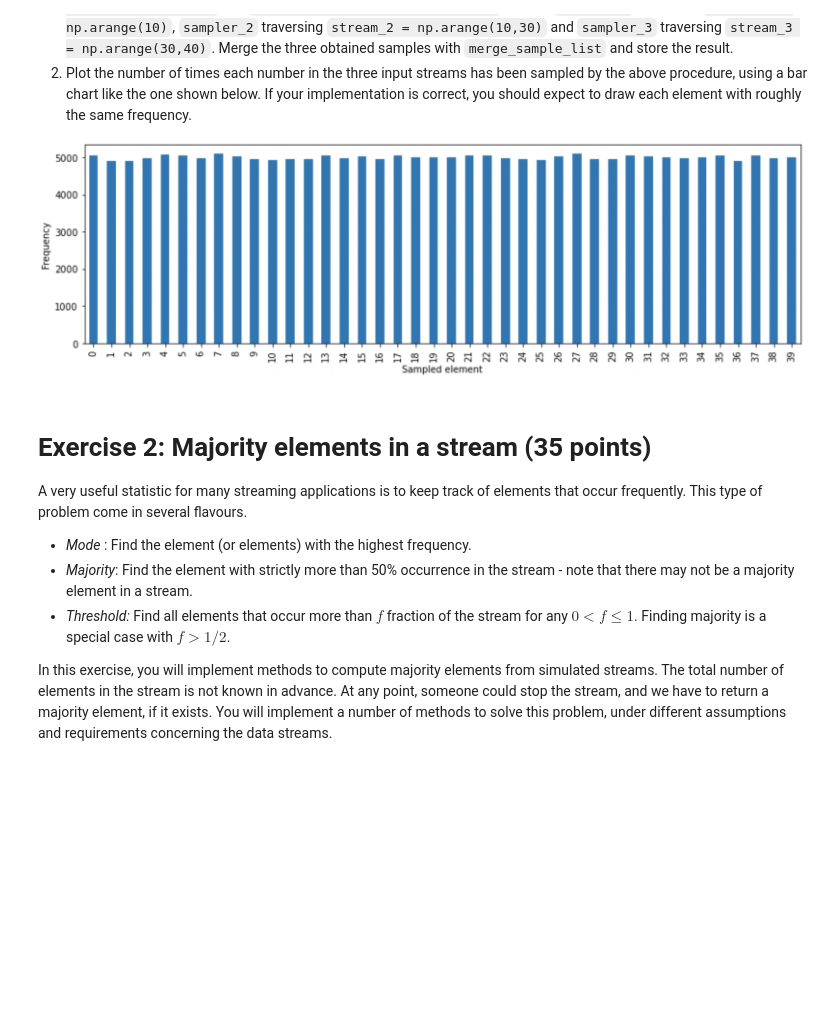
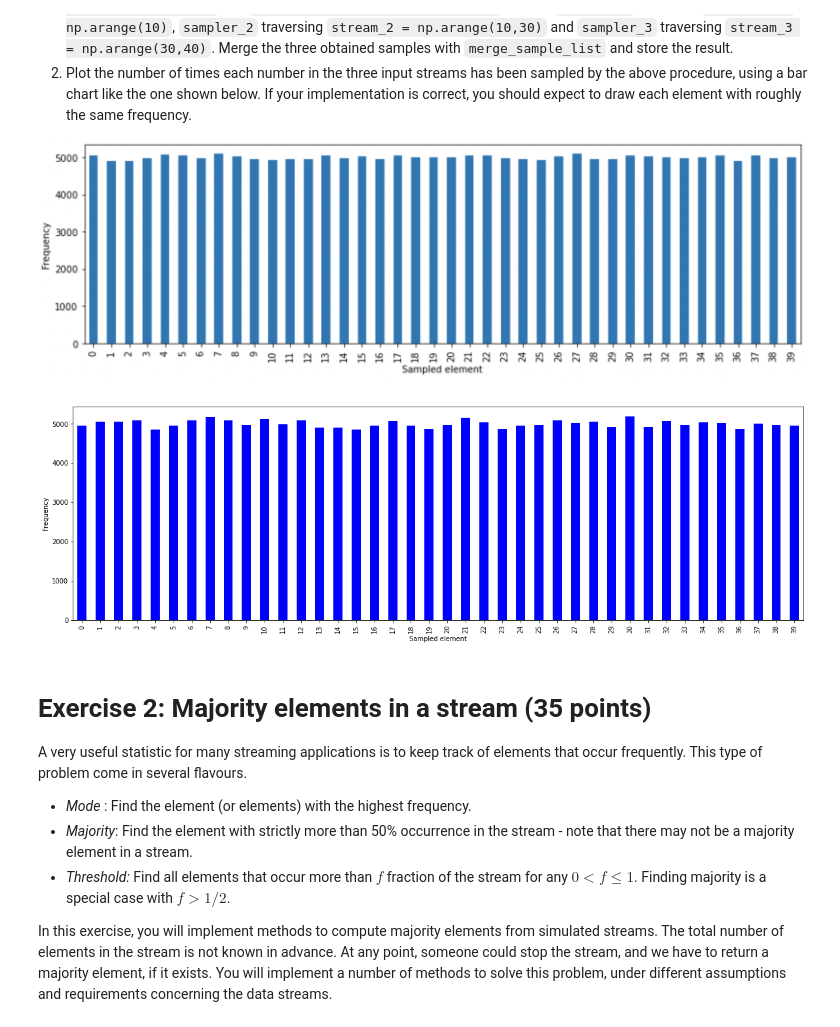
Before and after one commit to georgezefko/02807_Computational_tools_for_DS, a Jupyter notebook: Copy_of_02807_Project_3.ipynb, the cells around one changed output. Saved outputs shown, nothing was run; the diff lists cells and outputs as text; code cells hidden in the pictures; blank space fills up the shorter version.

```diff
--- a/Copy_of_02807_Project_3.ipynb
+++ b/Copy_of_02807_Project_3.ipynb
@@ -299,3 +295,22 @@ def merge_sample_list(sampler_list):
+# %%
+def merge_sample_list(sampler_list,k):
+    num_samplers=len(sampler_list)  # 3
+
+    p=[]
+    sampler_sum=sum([len(i) for i in sampler_list])
+
+    for s in range(num_samplers):
+        p.append(len(sampler_list[s-1])/(sampler_sum))
+
+    cum_list=[0]
+    cum_list.extend(np.cumsum(p))
+
+    T = []
+    for h in range(0,k):
+        j=int(np.round(np.random.uniform(0,num_samplers-1),0))
+        T.append(int(np.random.choice(sampler_list[j])))
+
+    return T
 # %% [markdown]
 Next, check  ``merge_sample_list`` experimentally. Do the following:
 
@@ -309,3 +322,38 @@ Next, check  ``merge_sample_list`` experimentally. Do the following:
+# %%
+# your code goes here
+forPlot=[]
+stream_1 = np.arange(10)
+stream_2 = np.arange(10,30)
+stream_3 = np.arange(30,40)
+k=4
+
+for i in range(50000):
+    sampler_1=ReservoirSampler(4)
+    sampler_2=ReservoirSampler(4)
+    sampler_3=ReservoirSampler(4)
+
+    for e in stream_1:
+        sampler_1.update(e)
+
+    for e in stream_2:
+        sampler_2.update(e)
+
+    for e in stream_3:
+        sampler_3.update(e)
+
+    sampler_list=[sampler_1.sample,sampler_2.sample,sampler_3.sample]
+
+    merged=merge_sample_list(sampler_list,k)
+
+    forPlot.extend(merged)
+
+# Plot the result
+df = pd.DataFrame({'freq': forPlot})
+dfg=df.groupby('freq', as_index=True).size()
+dfg.plot(kind='bar',xlabel='Sampled element',ylabel='Frequency',figsize=(20,6),legend=False,color='blue')
+plt.show()
+# %% [output]
+[figure, added]
 # %% [markdown]
 # Exercise 2: Majority elements in a stream (35 points)
 
```
Also changed, not shown: parts of 15 cells of this notebook.
